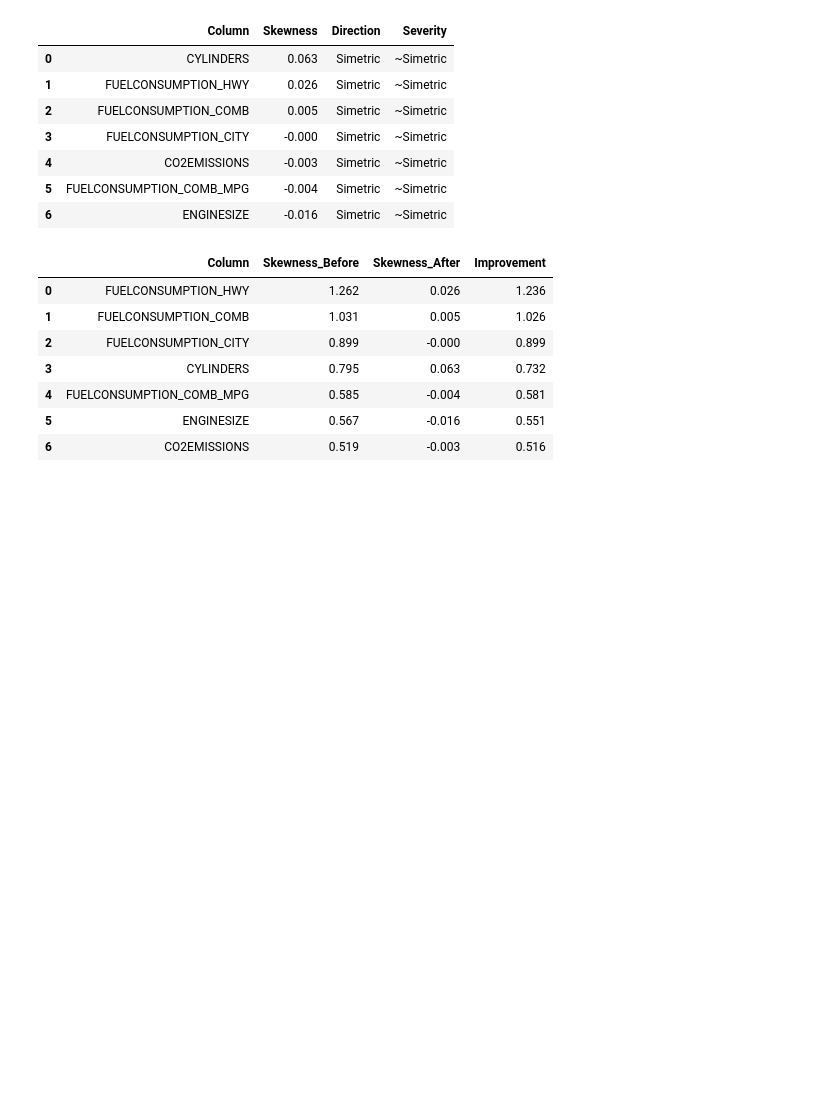
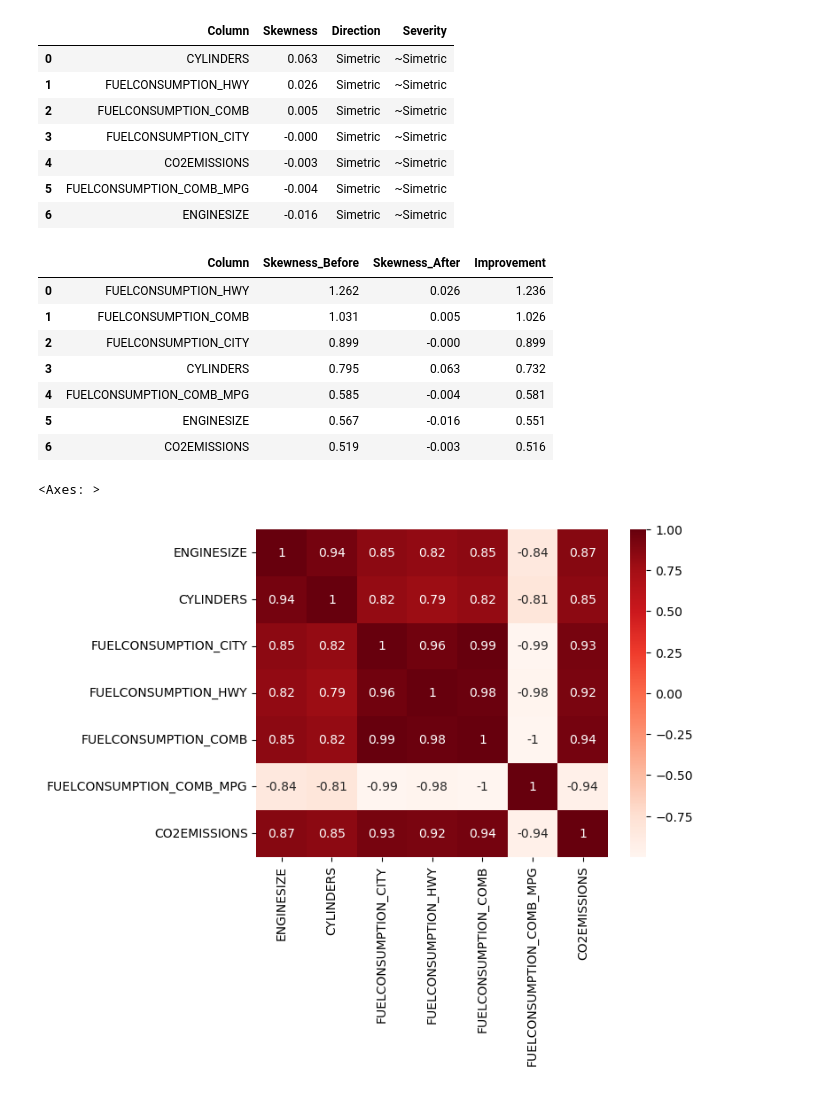
Before and after one commit to ipekgulsencelik/Python_Bootcamp, a Jupyter notebook: 04_Machine_Learning/01_Simple_Linear_Regression.ipynb, the cells around one changed output. Saved outputs shown, nothing was run; the diff lists cells and outputs as text; code cells hidden in the pictures; blank space fills up the shorter version.

```diff
--- a/04_Machine_Learning/01_Simple_Linear_Regression.ipynb
+++ b/04_Machine_Learning/01_Simple_Linear_Regression.ipynb
@@ -212,3 +212,15 @@ comparison.sort_values(by="Improvement", ascending=False)
 | 4 | FUELCONSUMPTION_COMB_MPG | 0.585 | -0.004 | 0.581 |
 | 5 | ENGINESIZE | 0.567 | -0.016 | 0.551 |
 | 6 | CO2EMISSIONS | 0.519 | -0.003 | 0.516 |
+# %%
+dpi = 100
+plt.figure(dpi=dpi)
+
+sns.heatmap(
+    np.round(df_box.corr(), 3),
+    annot=True,
+    cmap='Reds'
+) # creating a heatmap to visualize the correlation between the columns in the df_box dataframe after performing the Box-Cox transformation on the columns in the dataframe and using the corr method to calculate the correlation matrix and rounding the values to 1 decimal place using the round method and annotating the heatmap with the correlation values using annot=True and setting the color map to 'Reds' to visualize the strength of the correlations with different shades of red and we will also display the first few rows of the dataframe to see the changes made to the dataframe after creating a heatmap to visualize the correlation between the columns in the df_box dataframe after performing the Box-Cox transformation on the columns in the dataframe and checking the data types of the columns in the dataframe to see if they are of the correct data type for analysis and we will also display the first few rows of the dataframe to see the changes made to the dataframe after checking the data types of the columns in the dataframe to see if they are of the correct data type for analysis and we will also display the first few rows of the dataframe to see the changes made to the dataframe after creating a heatmap to visualize the correlation between the columns in the df_box dataframe after performing the Box-Cox transformation on the columns in the dataframe and checking the data types of the columns in the dataframe to see if they are of the correct data type for analysis
+# %% [output]
+<Axes: >
+[figure, added]
```
Also changed, not shown: parts of 7 cells of this notebook.
